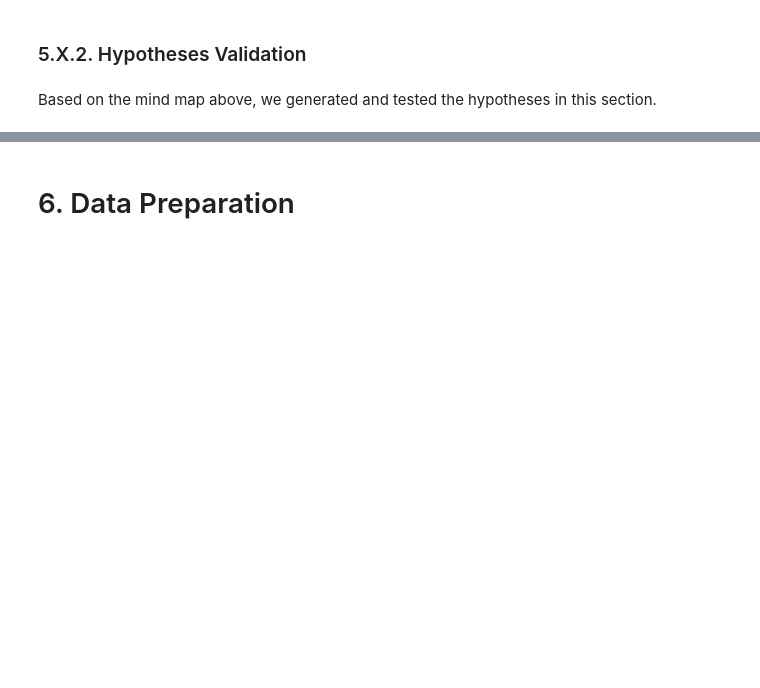
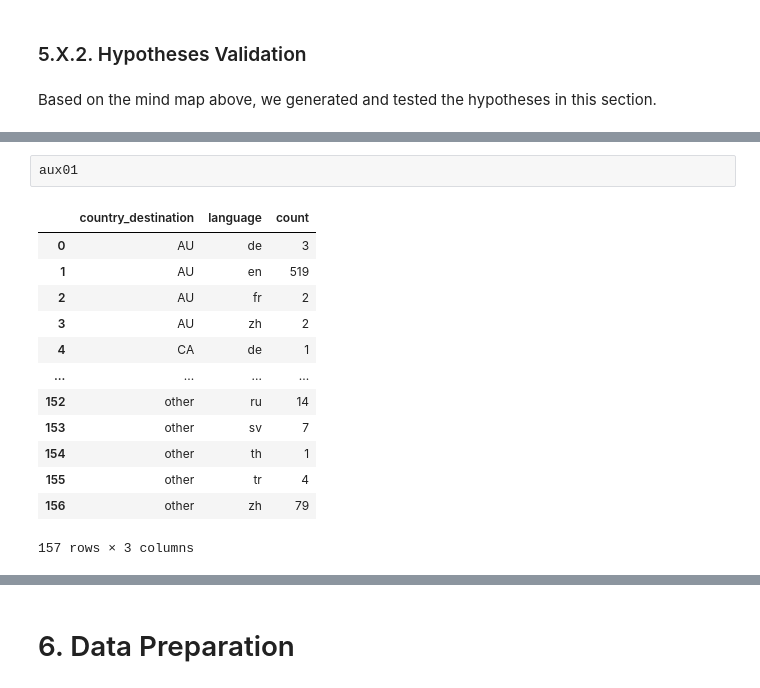
Before and after one commit to lucasquemelli/airbnb, a Jupyter notebook: airbnb.ipynb, the cells around one changed output, grey strips where cells are left out. Cells and saved outputs as stored; diff of their text form; blank space fills up the shorter version.

```diff
--- a/airbnb.ipynb
+++ b/airbnb.ipynb
@@ -1430,0 +1428,16 @@ The main objective of this analysis is to evaluate the correlation between the v
+# %%
+aux01
+# %% [output]
+|  | country_destination | language | count |
+| 0 | AU | de | 3 |
+| 1 | AU | en | 519 |
+| 2 | AU | fr | 2 |
+| 3 | AU | zh | 2 |
+| 4 | CA | de | 1 |
+| ... | ... | ... | ... |
+| 152 | other | ru | 14 |
+| 153 | other | sv | 7 |
+| 154 | other | th | 1 |
+| 155 | other | tr | 4 |
+| 156 | other | zh | 79 |
+157 rows × 3 columns
```
Also changed, not shown: parts of 85 cells of this notebook.
